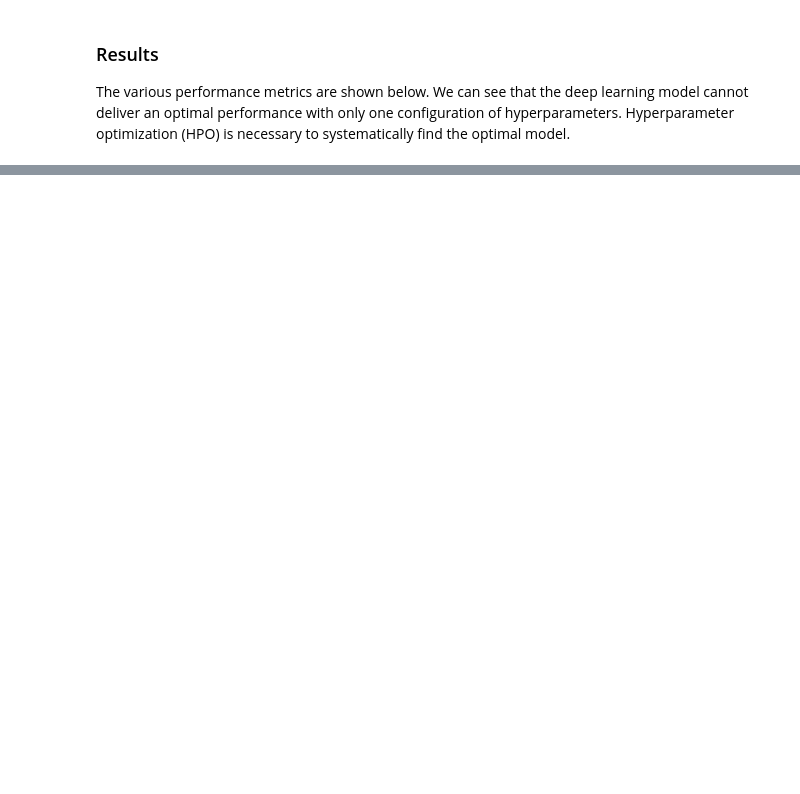
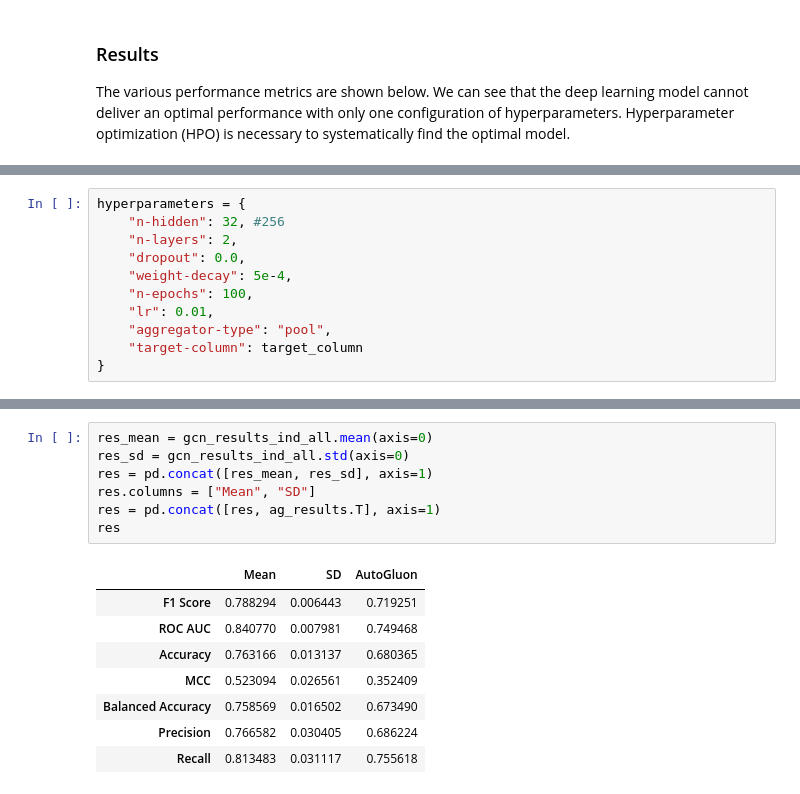
Before and after one commit to awslabs/sagemaker-graph-based-credit-scoring, a Jupyter notebook: notebook.ipynb, the cells around one changed output, grey strips where cells are left out. Drawn from its saved outputs; the diff is of its cells as text; blank space fills up the shorter version.

```diff
--- a/notebook.ipynb
+++ b/notebook.ipynb
@@ -439,0 +677,11 @@ In the production version, we further extend this model with hyperparemeter opti
+# %%
+hyperparameters = {
+    "n-hidden": 32, #256
+    "n-layers": 2,
+    "dropout": 0.0,
+    "weight-decay": 5e-4,
+    "n-epochs": 100,
+    "lr": 0.01,
+    "aggregator-type": "pool",
+    "target-column": target_column
+}
@@ -439,0 +763,16 @@ In the production version, we further extend this model with hyperparemeter opti
+# %%
+res_mean = gcn_results_ind_all.mean(axis=0)
+res_sd = gcn_results_ind_all.std(axis=0)
+res = pd.concat([res_mean, res_sd], axis=1)
+res.columns = ["Mean", "SD"]
+res = pd.concat([res, ag_results.T], axis=1)
+res
+# %% [output]
+|  | Mean | SD | AutoGluon |
+| F1 Score | 0.788294 | 0.006443 | 0.719251 |
+| ROC AUC | 0.840770 | 0.007981 | 0.749468 |
+| Accuracy | 0.763166 | 0.013137 | 0.680365 |
+| MCC | 0.523094 | 0.026561 | 0.352409 |
+| Balanced Accuracy | 0.758569 | 0.016502 | 0.673490 |
+| Precision | 0.766582 | 0.030405 | 0.686224 |
+| Recall | 0.813483 | 0.031117 | 0.755618 |
```
Also changed, not shown: parts of 27 cells of this notebook, 6 other files.
